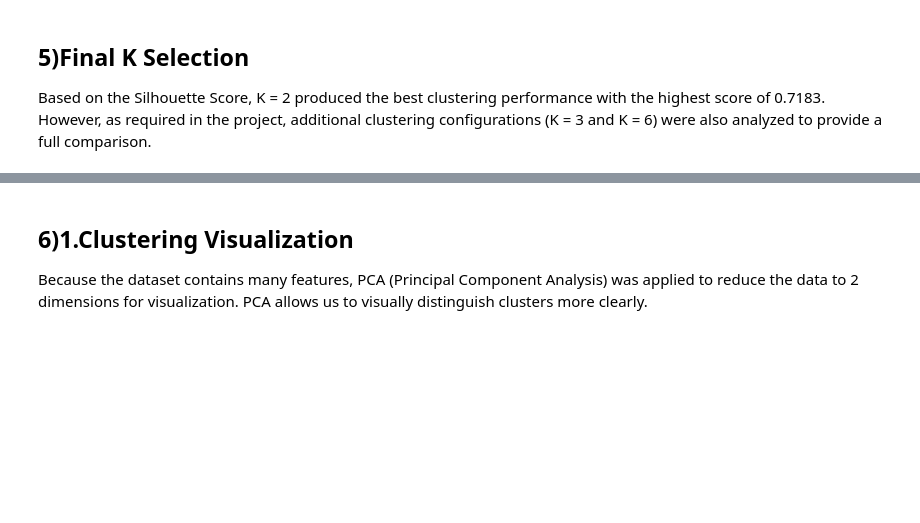
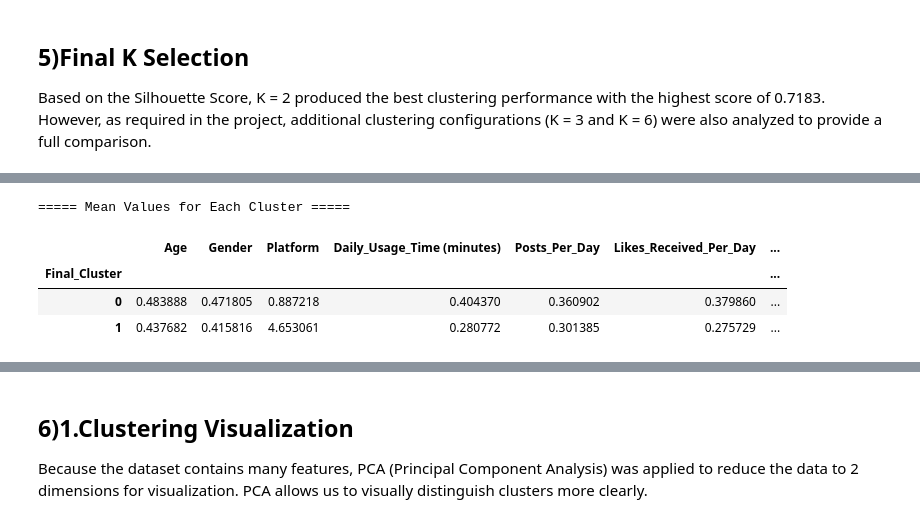
Before and after one commit to WajdAlsuhaymi/IT326-DataMining-Group2, a Jupyter notebook: Reports/Phase3.ipynb, the cells around one changed output, grey strips where cells are left out. Drawn from its saved outputs; the diff is of its cells as text; code cells hidden in the pictures; blank space fills up the shorter version.

```diff
--- a/Reports/Phase3.ipynb
+++ b/Reports/Phase3.ipynb
@@ -575,0 +569,11 @@ WCSS: 137.69
+# %%
+df_numeric = df.select_dtypes(include=["float64", "int64"])
+
+print("===== Mean Values for Each Cluster =====")
+df_numeric.groupby(df["Final_Cluster"]).mean()
+# %% [output]
+===== Mean Values for Each Cluster =====
+|  | Age | Gender | Platform | Daily_Usage_Time (minutes) | Posts_Per_Day | Likes_Received_Per_Day | ... |
+| Final_Cluster |  |  |  |  |  |  | ... |
+| 0 | 0.483888 | 0.471805 | 0.887218 | 0.404370 | 0.360902 | 0.379860 | ... |
+| 1 | 0.437682 | 0.415816 | 4.653061 | 0.280772 | 0.301385 | 0.275729 | ... |
```
Also changed, not shown: parts of 13 cells of this notebook.
